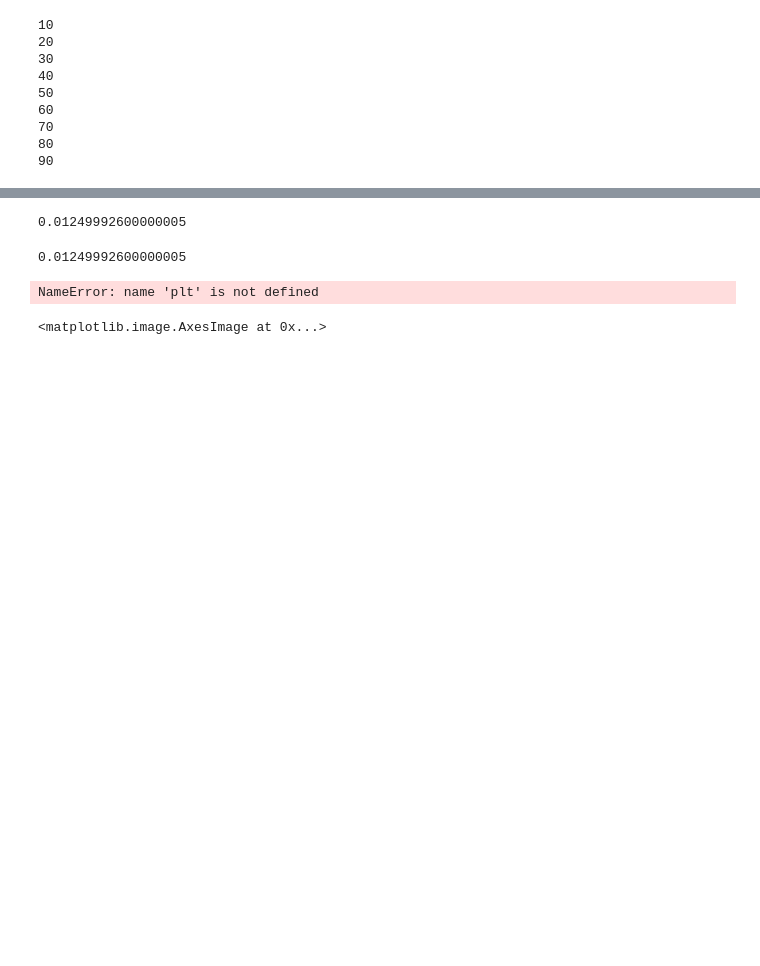
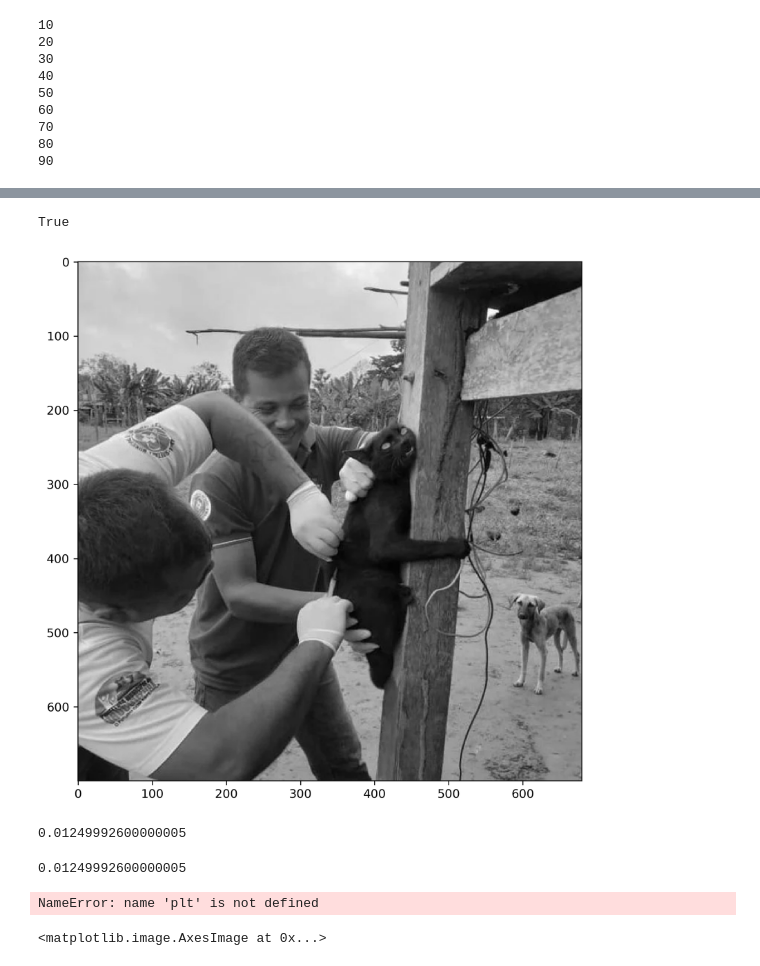
Before and after one commit to phaluch/tcc, a Jupyter notebook: Compression Ratio Test.ipynb, the cells around one changed output, grey strips where cells are left out. Cells and saved outputs as stored; diff of their text form; code cells hidden in the pictures; blank space fills up the shorter version.

```diff
--- a/Compression Ratio Test.ipynb
+++ b/Compression Ratio Test.ipynb
@@ -135,5 +157,15 @@ dct[lh:h, lw:w] = 0
 # %%
 idct = cv.idct(dct)
+# %%
+from matplotlib.pyplot import figure
+
+figure(figsize=(8, 8), dpi=300)
+
+plt.imshow(idct,cmap="gray")
+cv.imwrite('./documentImages/idct50.png', idct)
+# %% [output]
+True
+[figure, added]
 # %%
 import time
 # %%
```
Also changed, not shown: parts of 10 cells of this notebook, 12 other files.
